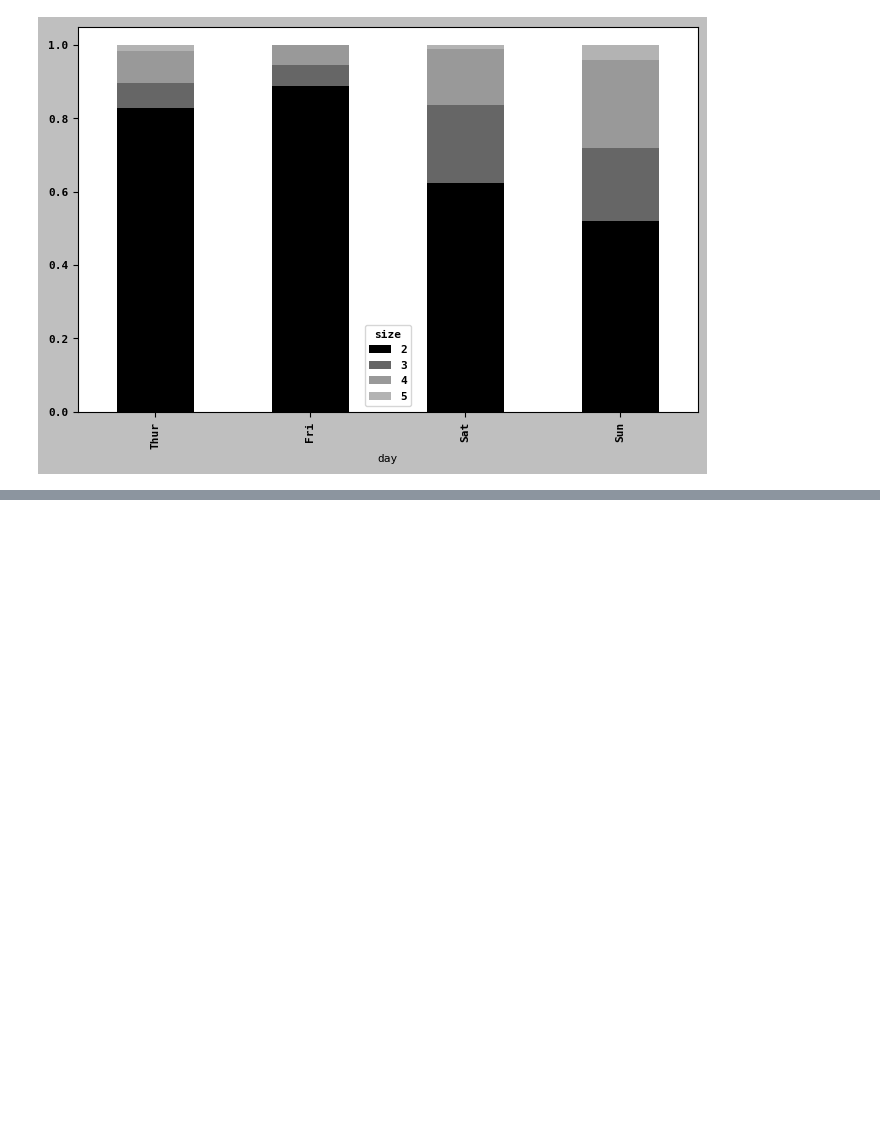
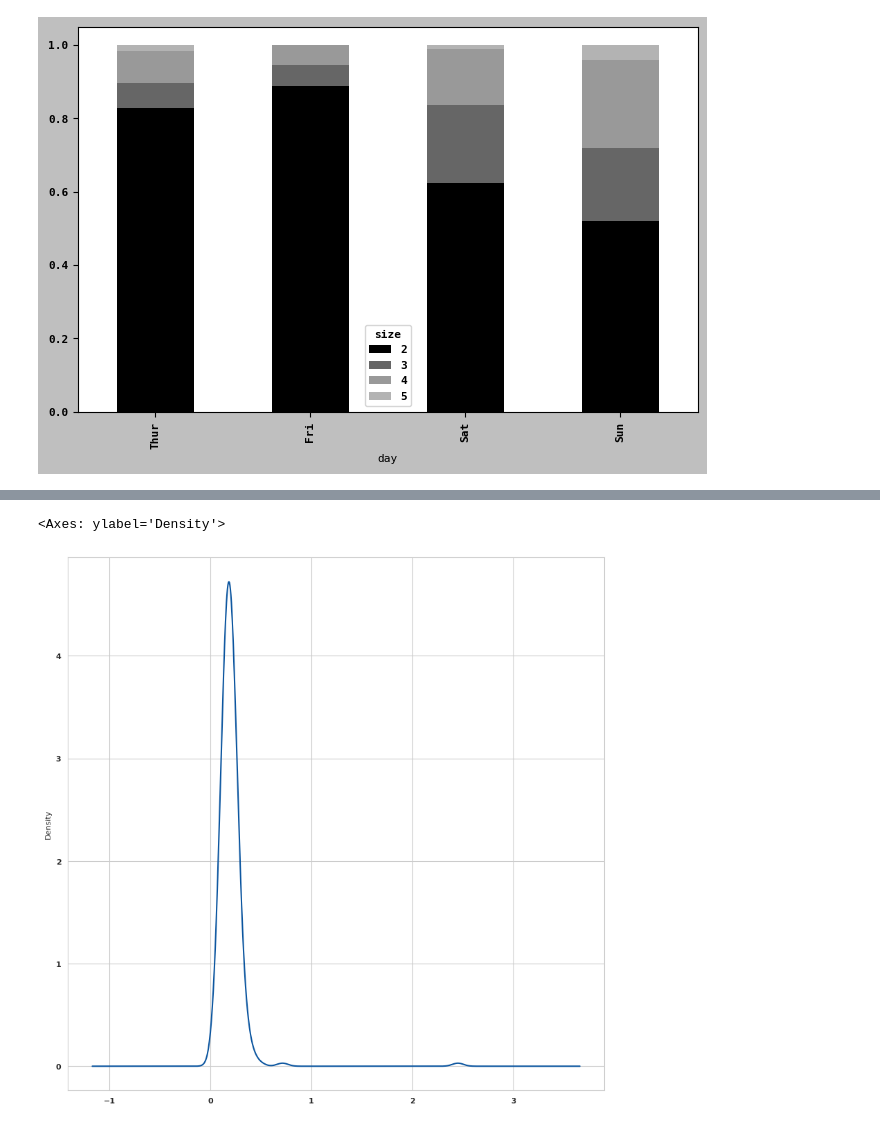
Before and after one commit to JMJarvis1/pydata-book, a Jupyter notebook: Chapter_Notes/Notes_CH9_PlottingAndDataVisualization.ipynb, the cells around one changed output, grey strips where cells are left out. Drawn from its saved outputs; the diff is of its cells as text; code cells hidden in the pictures; blank space fills up the shorter version.

```diff
--- a/Chapter_Notes/Notes_CH9_PlottingAndDataVisualization.ipynb
+++ b/Chapter_Notes/Notes_CH9_PlottingAndDataVisualization.ipynb
@@ -226,0 +253,5 @@ party_pcts.plot.bar(stacked=True, figsize=(8,5));
+# %%
+tips["tip_pct"].plot.density()
+# %% [output]
+<Axes: ylabel='Density'>
+[figure, added]
```
Also changed, not shown: parts of 19 cells of this notebook, 1 other file.
